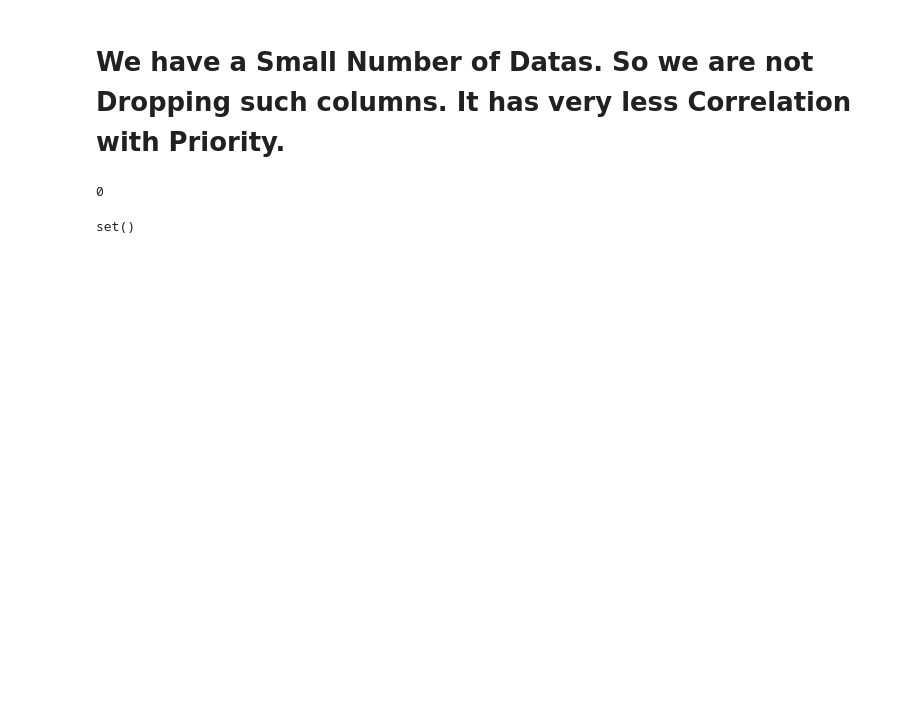
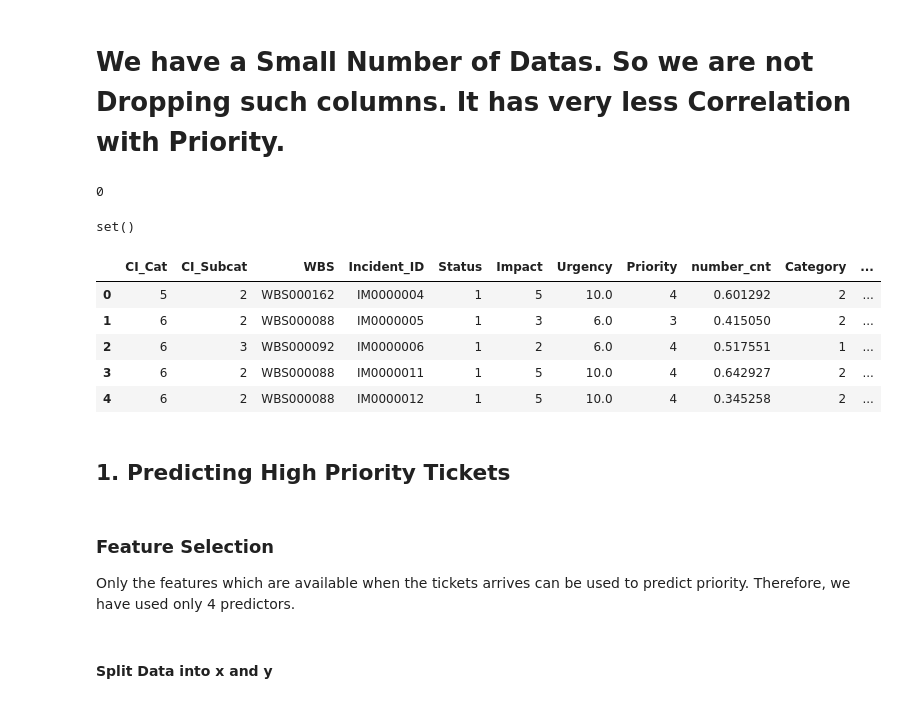
Before and after one commit to Dishantkharkar/ITSM-ML-Improvement-ABC-Tech, a Jupyter notebook: Data Preprocessing and Feature Engineering.ipynb, the cells around one changed output. Drawn from its saved outputs; the diff is of its cells as text; code cells hidden in the pictures; blank space fills up the shorter version.

```diff
--- a/Data Preprocessing and Feature Engineering.ipynb
+++ b/Data Preprocessing and Feature Engineering.ipynb
@@ -1779,0 +1778,17 @@ data.to_csv('ITSM_Cleaned_Dataset', index=False)
+# %%
+data.head()
+# %% [output]
+|  | CI_Cat | CI_Subcat | WBS | Incident_ID | Status | Impact | Urgency | Priority | number_cnt | Category | ... |
+| 0 | 5 | 2 | WBS000162 | IM0000004 | 1 | 5 | 10.0 | 4 | 0.601292 | 2 | ... |
+| 1 | 6 | 2 | WBS000088 | IM0000005 | 1 | 3 | 6.0 | 3 | 0.415050 | 2 | ... |
+| 2 | 6 | 3 | WBS000092 | IM0000006 | 1 | 2 | 6.0 | 4 | 0.517551 | 1 | ... |
+| 3 | 6 | 2 | WBS000088 | IM0000011 | 1 | 5 | 10.0 | 4 | 0.642927 | 2 | ... |
+| 4 | 6 | 2 | WBS000088 | IM0000012 | 1 | 5 | 10.0 | 4 | 0.345258 | 2 | ... |
+# %% [markdown]
+## **1. Predicting High Priority Tickets**
+# %% [markdown]
+### **Feature Selection**
+
+Only the features which are available when the tickets arrives can be used to predict priority. Therefore, we have used only 4 predictors.
+# %% [markdown]
+####  **Split Data into x and y**
```
Also changed, not shown: parts of 22 cells of this notebook, 6 other files.
